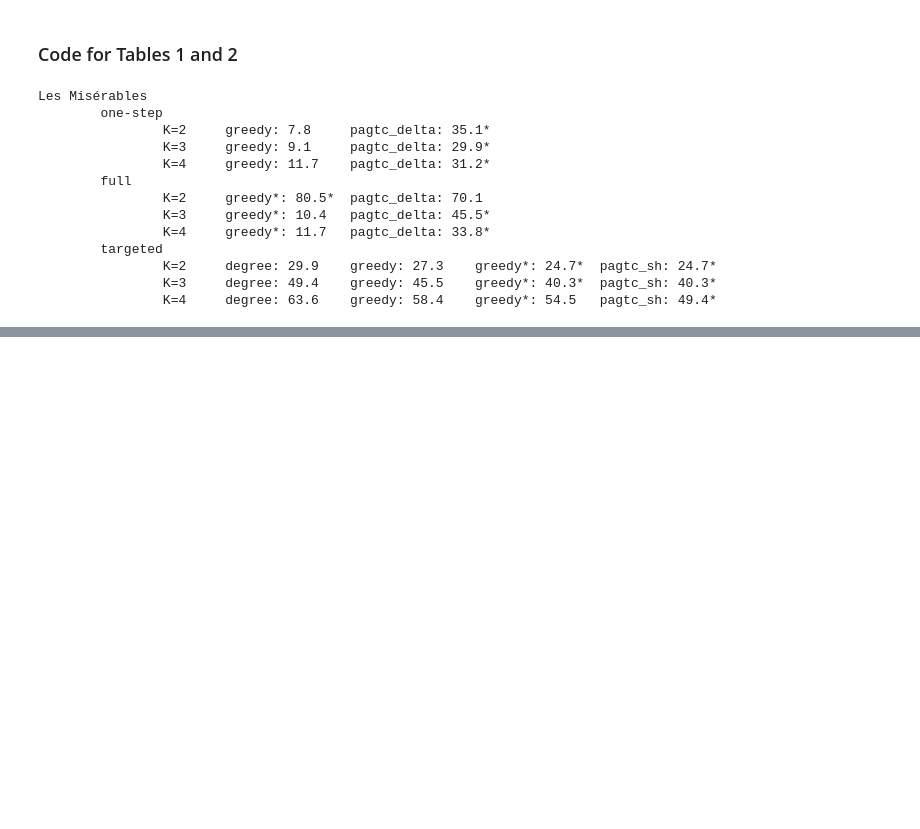
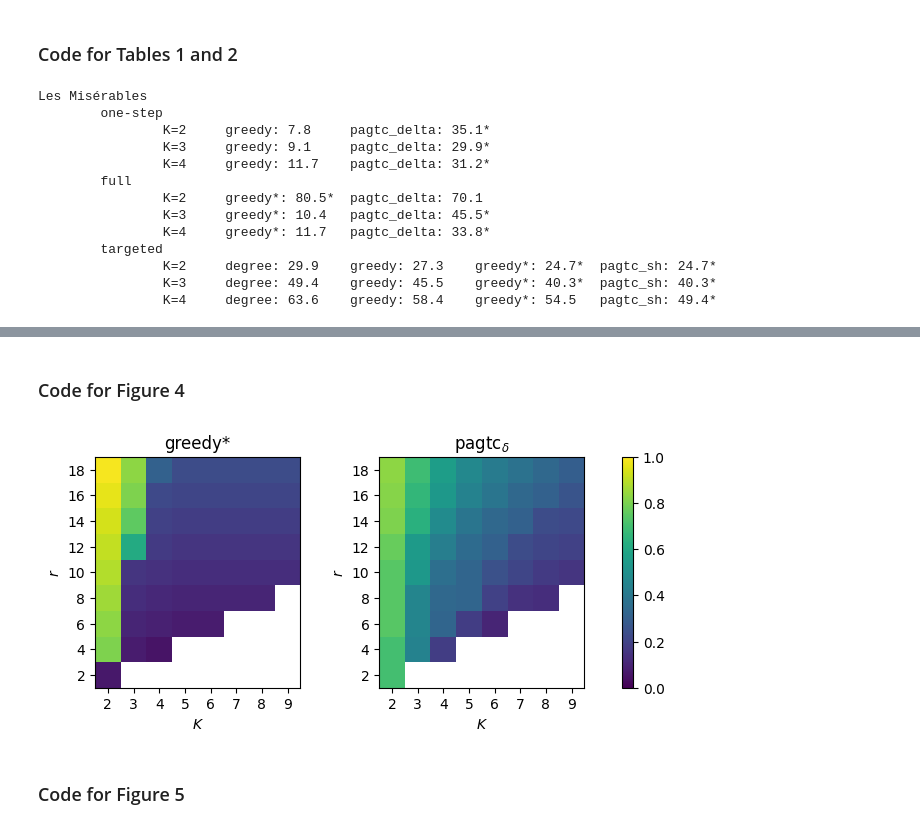
Before and after one commit to francesco-zigliotto/pagtc-complex-contagion, a Jupyter notebook: pagtc.ipynb, the cells around one changed output, grey strips where cells are left out. Saved outputs shown, nothing was run; the diff lists cells and outputs as text; code cells hidden in the pictures; blank space fills up the shorter version.

```diff
--- a/pagtc.ipynb
+++ b/pagtc.ipynb
@@ -524,0 +569,41 @@ Les Misérables
+# %% [markdown]
+### Code for Figure 4
+# %%
+Ks = range(2,10)
+rs = range(2,20,2)
+
+strategies = {
+    'greedy*': full_greedy_strategy,
+    r'pagtc$_\delta$': None,
+}
+
+score = {}
+for strategy in strategies:
+    score[strategy] = np.zeros((len(rs), len(Ks)))
+
+for strategy in strategies:
+    for i, K in enumerate(Ks):
+        for j, r in enumerate(rs):
+            if r >= K:
+                strategies[r'pagtc$_\delta$'] = pagtc_delta_strategy(r-1)
+                score[strategy][j][i] = test_full_evolution(les_miserables, K, r, {strategy: strategies[strategy]}, opt=False, draw=False)[strategy]
+            else:
+                score[strategy][j][i] = np.nan
+
+fig, ax = plt.subplots(1, 2, figsize=(8,3))
+
+for i, strategy in enumerate(strategies):
+    im = ax[i].imshow(score[strategy], cmap='viridis', origin='lower', vmin=0, vmax=1)
+    ax[i].set_xticks(np.arange(len(Ks)))
+    ax[i].set_yticks(np.arange(len(rs)))
+    ax[i].set_xticklabels(Ks)
+    ax[i].set_yticklabels(rs)
+    ax[i].set_title(strategy)
+    ax[i].set_xlabel('$K$')
+    ax[i].set_ylabel('$r$')
+fig.colorbar(im, ax=ax, fraction=0.1, pad=0.06)
+pass
+# %% [output]
+[figure, added]
+# %% [markdown]
+### Code for Figure 5
```
Also changed, not shown: parts of 12 cells of this notebook, 4 other files.
